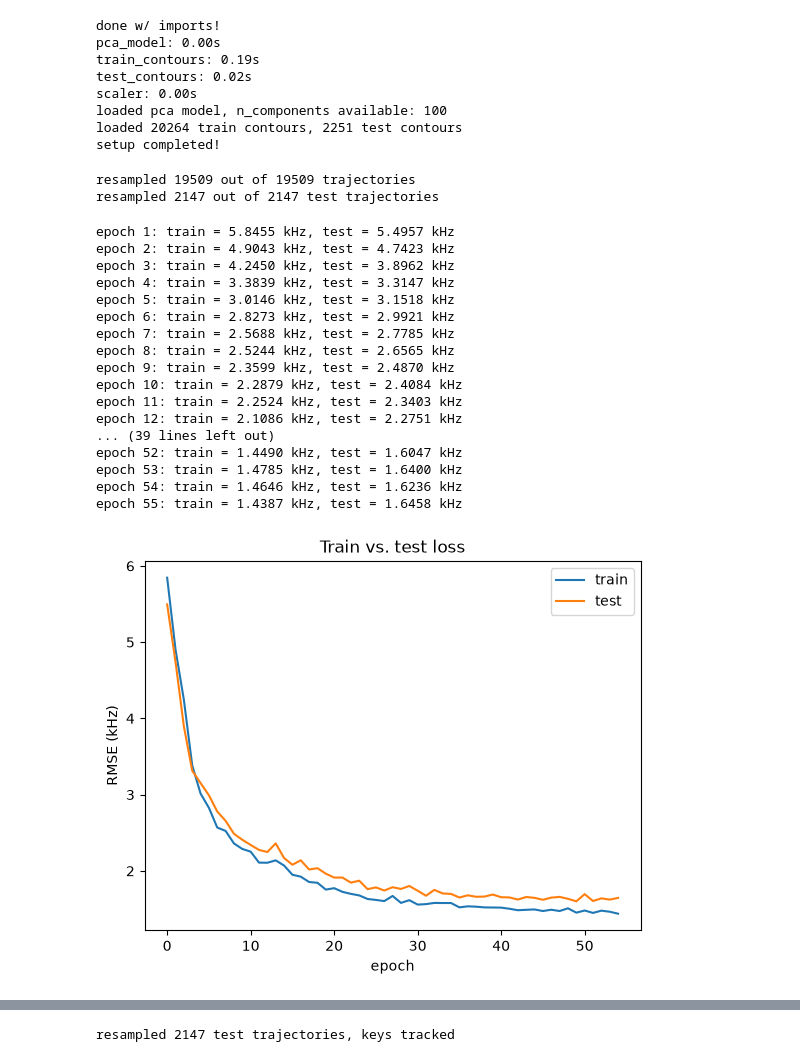
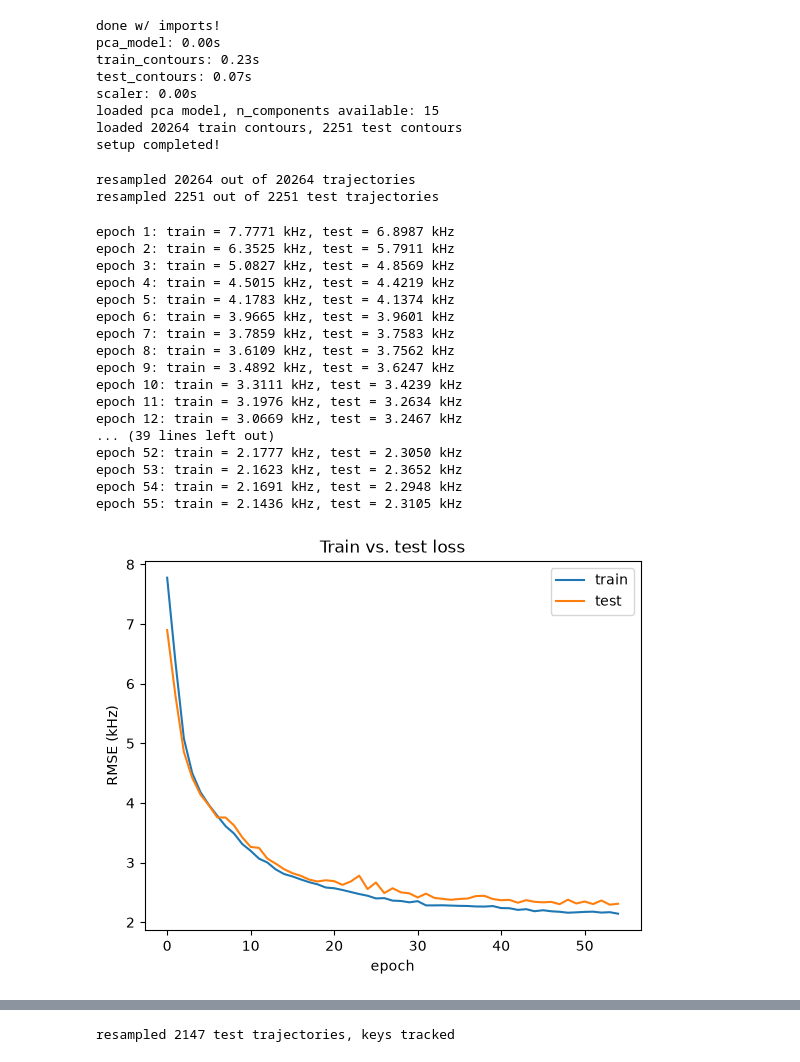
Before and after one commit to netra-khot/mouse-vocalization-2026, a Jupyter notebook: model/model.ipynb, the cells around one changed output, grey strips where cells are left out. Saved outputs shown, nothing was run; the diff lists cells and outputs as text; code cells hidden in the pictures.

```diff
--- a/model/model.ipynb
+++ b/model/model.ipynb
@@ -23,7 +23,7 @@ from QMC_mouseUSV.USVfreq import USVfreq
 print("done w/ imports!")
 
 t0 = time.time()
-with open("../data_prep/pkl-files/pca_model_pitch.pkl", "rb") as f:
+with open("../data_prep/pkl-files/pca_model_15-comp.pkl", "rb") as f:
     pca_full = pickle.load(f)
 print(f"pca_model: {time.time() - t0:.2f}s")
 
@@ -38,7 +38,7 @@ with open("../data_prep/pkl-files/test_contours.pkl", "rb") as f:
 print(f"test_contours: {time.time() - t0:.2f}s")
 
 t0 = time.time()
-with open("../data_prep/pkl-files/scaler-7comp-pitch.pkl", "rb") as f:
+with open("../data_prep/pkl-files/scaler_15-comp.pkl", "rb") as f:
     scaler = pickle.load(f)
 print(f"scaler: {time.time() - t0:.2f}s")
 
@@ -48,33 +48,16 @@ print("setup completed!")
 # %% [output]
 done w/ imports!
 pca_model: 0.00s
-train_contours: 0.19s
-test_contours: 0.02s
+train_contours: 0.23s
+test_contours: 0.07s
 scaler: 0.00s
-loaded pca model, n_components available: 100
+loaded pca model, n_components available: 15
 loaded 20264 train contours, 2251 test contours
 setup completed!
 # %%
 # --- helper function to prepare a batch of trajectories for input to the model ---
-#def prepare_batch(trajectories, pca_model, scaler, pca_dim=10):
-def prepare_batch(trajectories, pca_model, scaler, pca_dim=13):
-    trajectories_array = np.array(trajectories)
-    means = trajectories_array.mean(axis=1, keepdims=True)
-    centered = trajectories_array - means
-
-    pca_vectors = pca_model.transform(centered)[:, :pca_dim]
-    pca_vectors = scaler.transform(pca_vectors)
-
-    stds = centered.std(axis=1, keepdims=True)  # new: how much this trajectory actually moves
-
-    combined_input = np.concatenate([pca_vectors, means / 1000, stds / 1000], axis=1)
-    combined_input = torch.tensor(combined_input, dtype=torch.float32)
-    targets = torch.tensor(trajectories_array, dtype=torch.float32)
-
-    return combined_input, targets
-
 # variant of prepare_batch w/o pitch centering + no mean/std concatenation
-def prepare_batch_pitch_in(trajectories, pca_model, scaler, pca_dim=7):
+def prepare_batch_pitch_in(trajectories, pca_model, scaler, pca_dim=15):
     trajectories_array = np.array(trajectories)
 
     # no centering here, pitch stays in
@@ -86,7 +69,6 @@ def prepare_batch_pitch_in(trajectories, pca_model, scaler, pca_dim=7):
 
     return combined_input, targets
 # %%
-# load full contours and build resampled_trajectories for real training
 def resample_trajectory(freqs, n_points=100):
     if len(freqs) < 2:
         return None
@@ -97,7 +79,8 @@ def resample_trajectory(freqs, n_points=100):
 
 train_resampled_trajectories = []
 for key, data in train_contours.items():
-    result = resample_trajectory(data["frequency_hz"])
+    bottom = data["bottom_or_main"]
+    result = resample_trajectory(bottom["frequency_hz"])
     if result is not None:
         train_resampled_trajectories.append(result)
 
@@ -105,14 +88,15 @@ print(f"resampled {len(train_resampled_trajectories)} out of {len(train_contours
 
 test_resampled_trajectories = []
 for key, data in test_contours.items():
-    result = resample_trajectory(data["frequency_hz"])
+    bottom = data["bottom_or_main"]
+    result = resample_trajectory(bottom["frequency_hz"])
     if result is not None:
         test_resampled_trajectories.append(result)
 
 print(f"resampled {len(test_resampled_trajectories)} out of {len(test_contours)} test trajectories")
 # %% [output]
-resampled 19509 out of 19509 trajectories
-resampled 2147 out of 2147 test trajectories
+resampled 20264 out of 20264 trajectories
+resampled 2251 out of 2251 test trajectories
 # %%
 # MAY NEED TO UNCOMMENT LINE DEPENDING ON IF RUN IS PITCH CENTERED
 def evaluate(trajectories, model, pca_full, scaler, batch_size=128):
@@ -142,7 +126,7 @@ def evaluate(trajectories, model, pca_full, scaler, batch_size=128):
     model.train()  # switch back to training mode for the next epoch
     return sum(losses) / len(losses)
 # %%
-model = LSTMController(input_dim=7)
+model = LSTMController(input_dim=15)
 optimizer = torch.optim.Adam(model.parameters(), lr=5e-4)
 #optimizer = torch.optim.Adam(model.parameters(), lr = 5e-4, weight_decay=1e-4)
 
@@ -157,7 +141,7 @@ for epoch in range(epochs):
     for i in range(0, len(train_resampled_trajectories), batch_size):
         batch = train_resampled_trajectories[i:i + batch_size]
         #pca_vectors, targets = prepare_batch(batch, pca_full, scaler)
-        pca_vectors, targets = prepare_batch_pitch_in(batch, pca_full, scaler)
+        pca_vectors, targets = prepare_batch_pitch_in(batch, pca_full, scaler,pca_dim=15)
 
         optimizer.zero_grad()
         activations = model(pca_vectors)
@@ -170,50 +154,50 @@ for epoch in range(epochs):
         predicted_f0 = USVfreq(speed, imp_length)
 
         loss = torch.sqrt(torch.nn.functional.mse_loss(predicted_f0 / 1000, targets / 1000))
         loss.backward()
         optimizer.step()
 
         epoch_losses.append(loss.item())
 
     avg_train_loss = sum(epoch_losses) / len(epoch_losses)
     avg_test_loss = evaluate(test_resampled_trajectories, model, pca_full, scaler, batch_size)
 
     train_losses.append(avg_train_loss)
     test_losses.append(avg_test_loss)
 
     print(f"epoch {epoch + 1}: train = {avg_train_loss:.4f} kHz, test = {avg_test_loss:.4f} kHz")
 
 plt.plot(train_losses, label="train")
 plt.plot(test_losses, label="test")
 plt.xlabel("epoch")
 plt.ylabel("RMSE (kHz)")
 plt.legend()
 plt.title("Train vs. test loss")
 plt.show()
 
 # play song when its done running (bc i'm probably like studying for chem as this is running!)
 for x in range(3):
     subprocess.Popen(["afplay", "/System/Library/Sounds/Hero.aiff"])
     time.sleep(0.4)
 # %% [output]
-epoch 1: train = 5.8455 kHz, test = 5.4957 kHz
-epoch 2: train = 4.9043 kHz, test = 4.7423 kHz
-epoch 3: train = 4.2450 kHz, test = 3.8962 kHz
-epoch 4: train = 3.3839 kHz, test = 3.3147 kHz
-epoch 5: train = 3.0146 kHz, test = 3.1518 kHz
-epoch 6: train = 2.8273 kHz, test = 2.9921 kHz
-epoch 7: train = 2.5688 kHz, test = 2.7785 kHz
-epoch 8: train = 2.5244 kHz, test = 2.6565 kHz
-epoch 9: train = 2.3599 kHz, test = 2.4870 kHz
-epoch 10: train = 2.2879 kHz, test = 2.4084 kHz
-epoch 11: train = 2.2524 kHz, test = 2.3403 kHz
-epoch 12: train = 2.1086 kHz, test = 2.2751 kHz
+epoch 1: train = 7.7771 kHz, test = 6.8987 kHz
+epoch 2: train = 6.3525 kHz, test = 5.7911 kHz
+epoch 3: train = 5.0827 kHz, test = 4.8569 kHz
+epoch 4: train = 4.5015 kHz, test = 4.4219 kHz
+epoch 5: train = 4.1783 kHz, test = 4.1374 kHz
+epoch 6: train = 3.9665 kHz, test = 3.9601 kHz
+epoch 7: train = 3.7859 kHz, test = 3.7583 kHz
+epoch 8: train = 3.6109 kHz, test = 3.7562 kHz
+epoch 9: train = 3.4892 kHz, test = 3.6247 kHz
+epoch 10: train = 3.3111 kHz, test = 3.4239 kHz
+epoch 11: train = 3.1976 kHz, test = 3.2634 kHz
+epoch 12: train = 3.0669 kHz, test = 3.2467 kHz
 ... (39 lines left out)
-epoch 52: train = 1.4490 kHz, test = 1.6047 kHz
-epoch 53: train = 1.4785 kHz, test = 1.6400 kHz
-epoch 54: train = 1.4646 kHz, test = 1.6236 kHz
-epoch 55: train = 1.4387 kHz, test = 1.6458 kHz
+epoch 52: train = 2.1777 kHz, test = 2.3050 kHz
+epoch 53: train = 2.1623 kHz, test = 2.3652 kHz
+epoch 54: train = 2.1691 kHz, test = 2.2948 kHz
+epoch 55: train = 2.1436 kHz, test = 2.3105 kHz
-[figure, old version]
+[figure, new version]
 # %%
 # how well does the model perform relative to what's theoretically
 # achievable from the PCA representation (oracle reconstruction)
```
Also changed, not shown: parts of 4 cells of this notebook, 4 other files.
